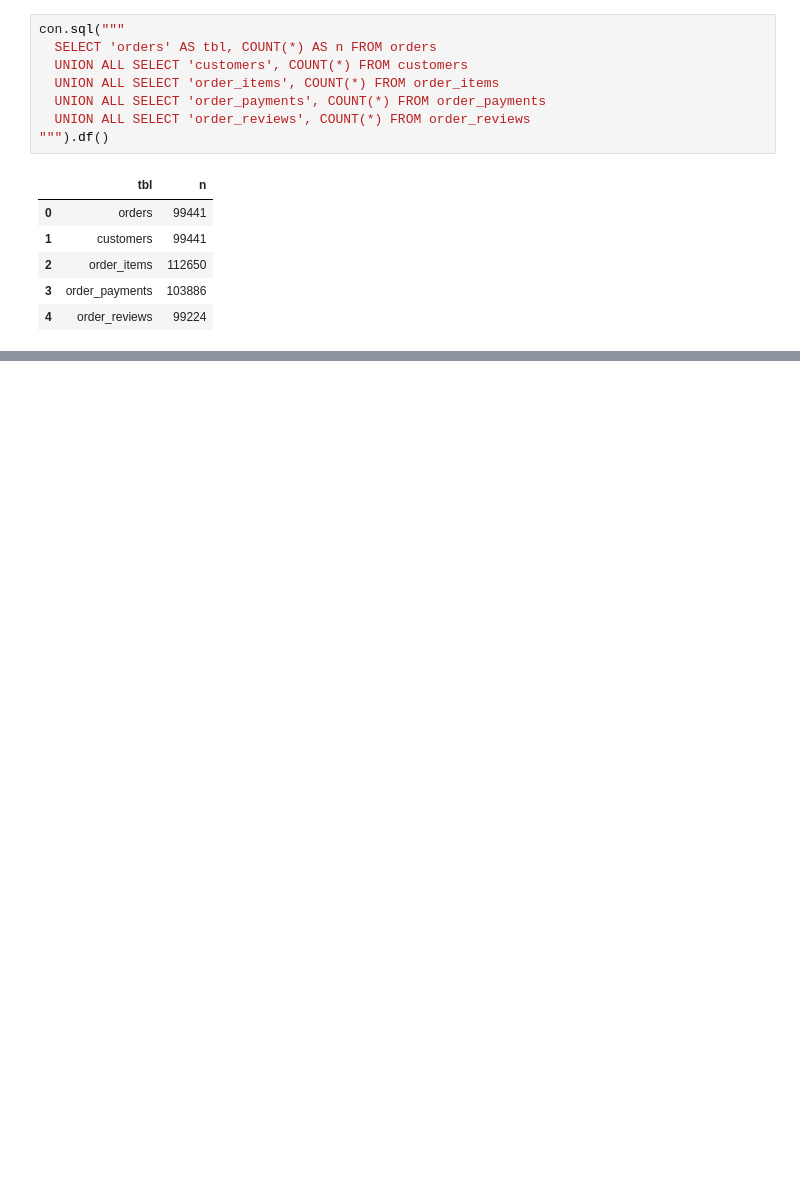
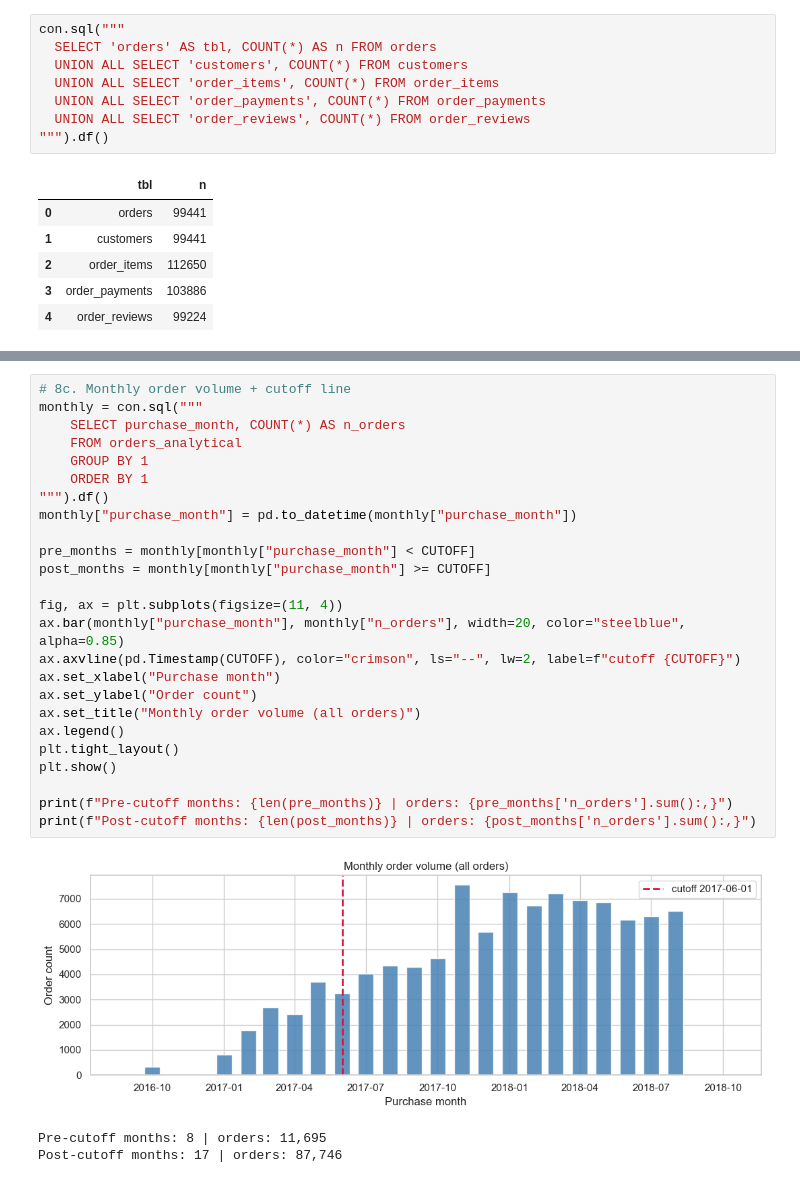
Before and after one commit to sanvirrafsaan/Marketplace-Incentives-Causal-Inference, a Jupyter notebook: notebooks/01_data_ingestion.ipynb, the cells around one changed output, grey strips where cells are left out. Cells and saved outputs as stored; diff of their text form; blank space fills up the shorter version.

```diff
--- a/notebooks/01_data_ingestion.ipynb
+++ b/notebooks/01_data_ingestion.ipynb
@@ -333,0 +637,29 @@ orders.head(5)
+# %%
+# 8c. Monthly order volume + cutoff line
+monthly = con.sql("""
+    SELECT purchase_month, COUNT(*) AS n_orders
+    FROM orders_analytical
+    GROUP BY 1
+    ORDER BY 1
+""").df()
+monthly["purchase_month"] = pd.to_datetime(monthly["purchase_month"])
+
+pre_months = monthly[monthly["purchase_month"] < CUTOFF]
+post_months = monthly[monthly["purchase_month"] >= CUTOFF]
+
+fig, ax = plt.subplots(figsize=(11, 4))
+ax.bar(monthly["purchase_month"], monthly["n_orders"], width=20, color="steelblue", alpha=0.85)
+ax.axvline(pd.Timestamp(CUTOFF), color="crimson", ls="--", lw=2, label=f"cutoff {CUTOFF}")
+ax.set_xlabel("Purchase month")
+ax.set_ylabel("Order count")
+ax.set_title("Monthly order volume (all orders)")
+ax.legend()
+plt.tight_layout()
+plt.show()
+
+print(f"Pre-cutoff months: {len(pre_months)} | orders: {pre_months['n_orders'].sum():,}")
+print(f"Post-cutoff months: {len(post_months)} | orders: {post_months['n_orders'].sum():,}")
+# %% [output]
+[figure, added]
+Pre-cutoff months: 8 | orders: 11,695
+Post-cutoff months: 17 | orders: 87,746
```
Also changed, not shown: parts of 17 cells of this notebook, 3 other files.
